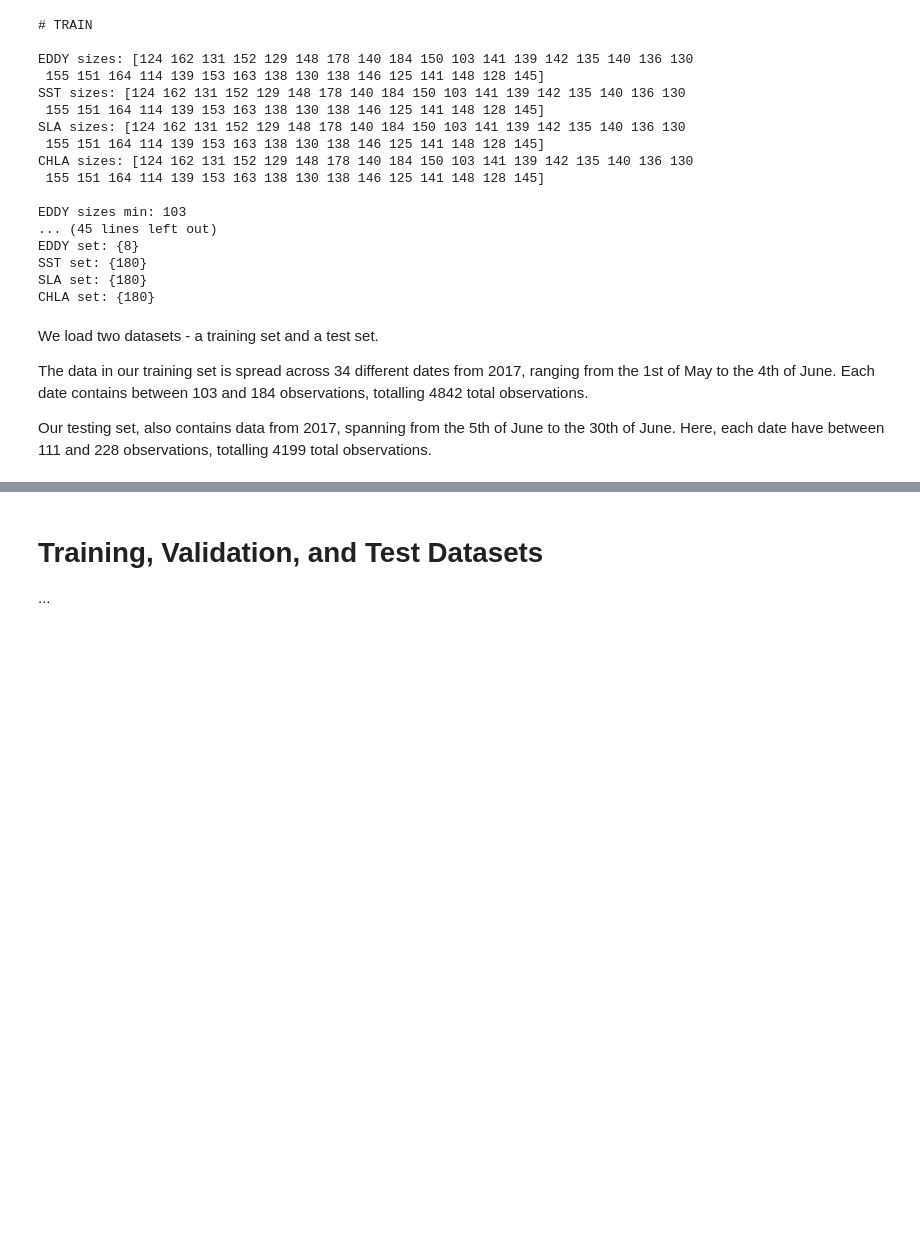
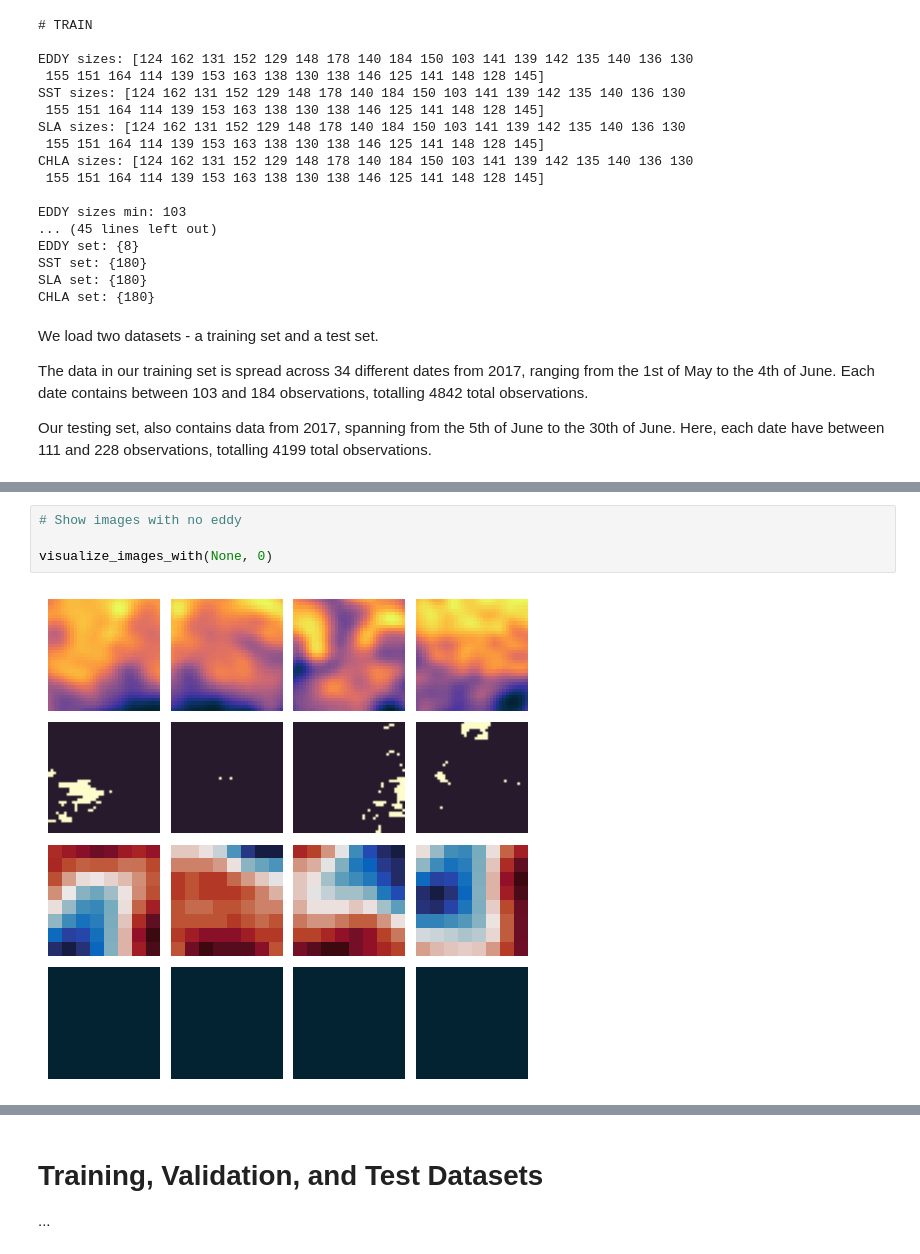
Before and after one commit to jonassterud/OCES5303_A3, a Jupyter notebook: ass3_oces5303_21335836.ipynb, the cells around one changed output, grey strips where cells are left out. Cells and saved outputs as stored; diff of their text form; blank space fills up the shorter version.

```diff
--- a/ass3_oces5303_21335836.ipynb
+++ b/ass3_oces5303_21335836.ipynb
@@ -254,3 +265,9 @@ for i, ax in enumerate(axs.flat):
+# %%
+# Show images with no eddy
+
+visualize_images_with(None, 0)
+# %% [output]
+[figure, added]
 # %%
 fig, axs = plt.subplots(4, 4)
 fig.subplots_adjust(left=0, bottom=0, right=1, top=1, wspace=-0.55, hspace=0.1)
```
Also changed, not shown: parts of 19 cells of this notebook.
